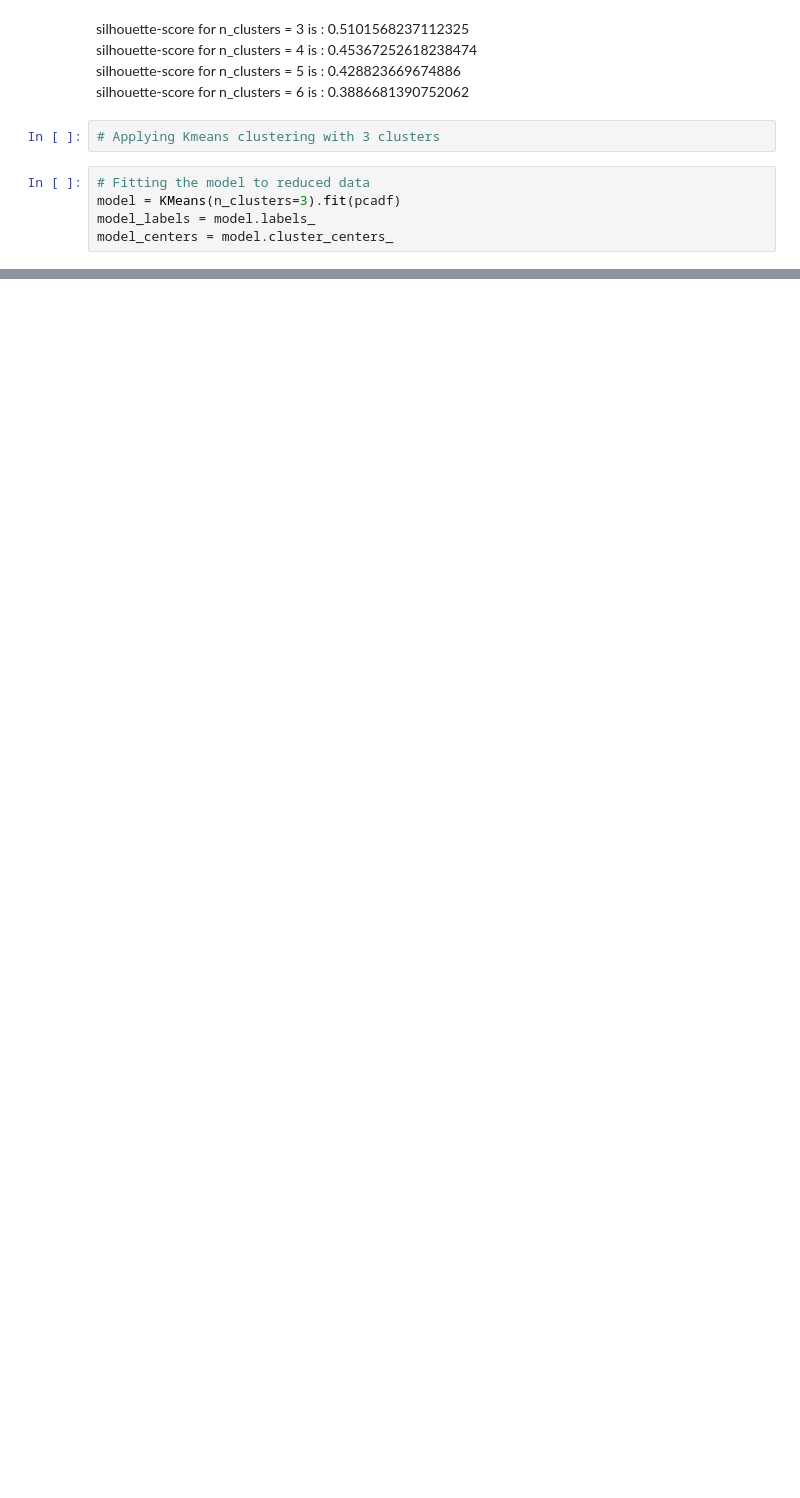
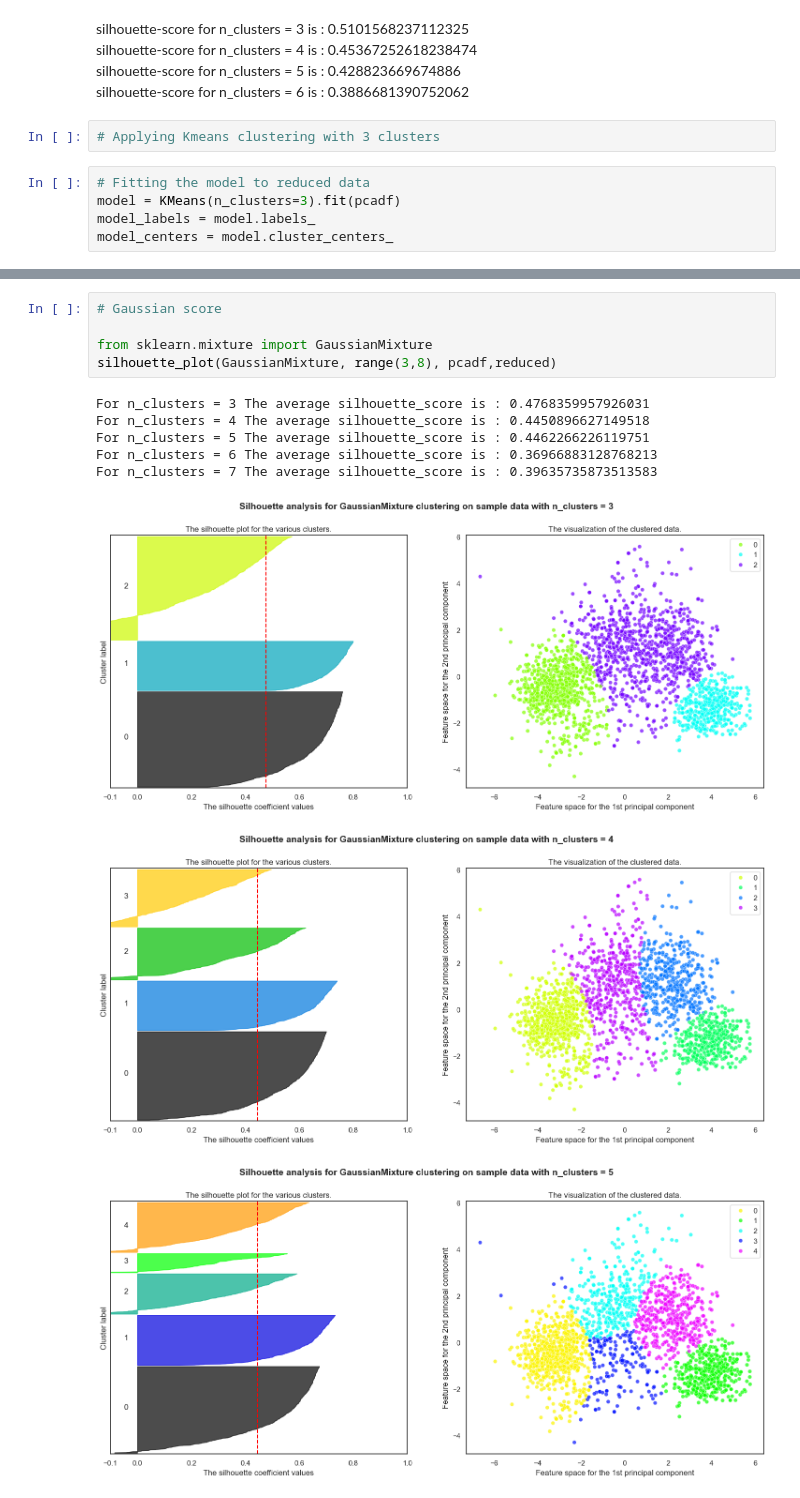
Before and after one commit to ShivamKumarSrivastava/Customer-Categorization, a Jupyter notebook: Notebook/Feature_Engineering_and_Clustering.ipynb, the cells around one changed output, grey strips where cells are left out. Drawn from its saved outputs; the diff is of its cells as text; blank space fills up the shorter version.

```diff
--- a/Notebook/Feature_Engineering_and_Clustering.ipynb
+++ b/Notebook/Feature_Engineering_and_Clustering.ipynb
@@ -554,0 +586,14 @@ plt.scatter(model_centers[:,0], model_centers[:,1], c='red', s=500, marker='X',
+# %%
+# Gaussian score
+
+from sklearn.mixture import GaussianMixture
+silhouette_plot(GaussianMixture, range(3,8), pcadf,reduced)
+# %% [output]
+For n_clusters = 3 The average silhouette_score is : 0.4768359957926031
+For n_clusters = 4 The average silhouette_score is : 0.4450896627149518
+For n_clusters = 5 The average silhouette_score is : 0.4462266226119751
+For n_clusters = 6 The average silhouette_score is : 0.36966883128768213
+For n_clusters = 7 The average silhouette_score is : 0.39635735873513583
+[figure, added]
+[figure, added]
+[figure, added]
```
Also changed, not shown: parts of 23 cells of this notebook, 1 other file.
